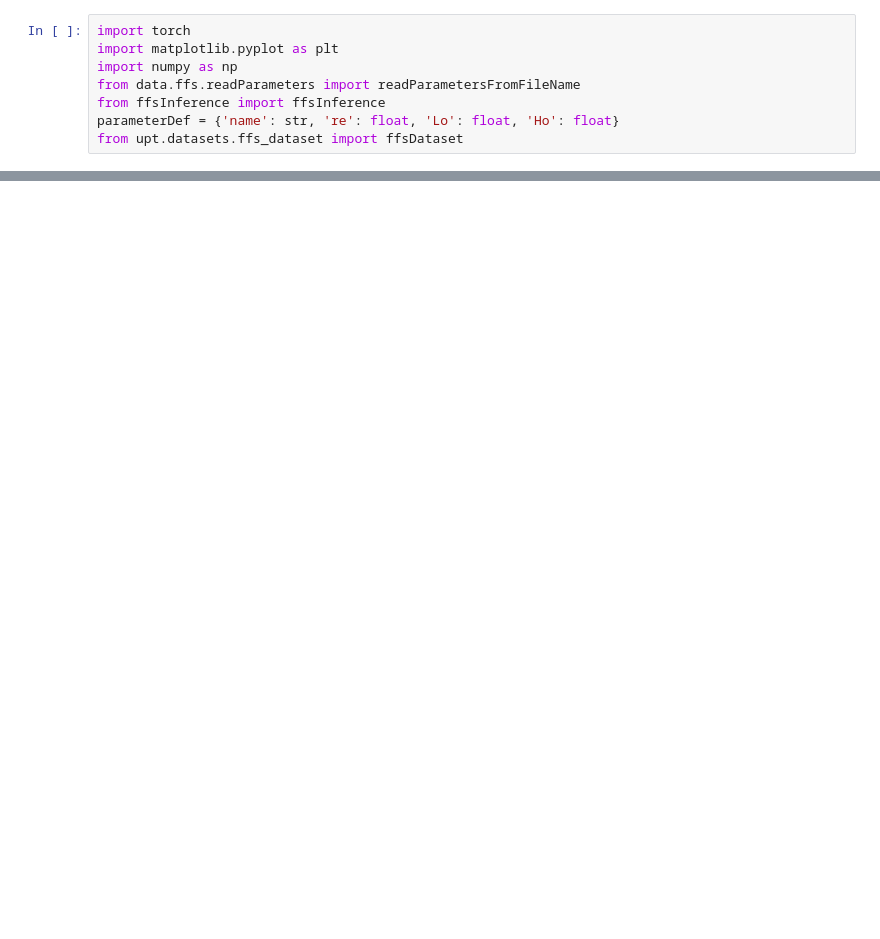
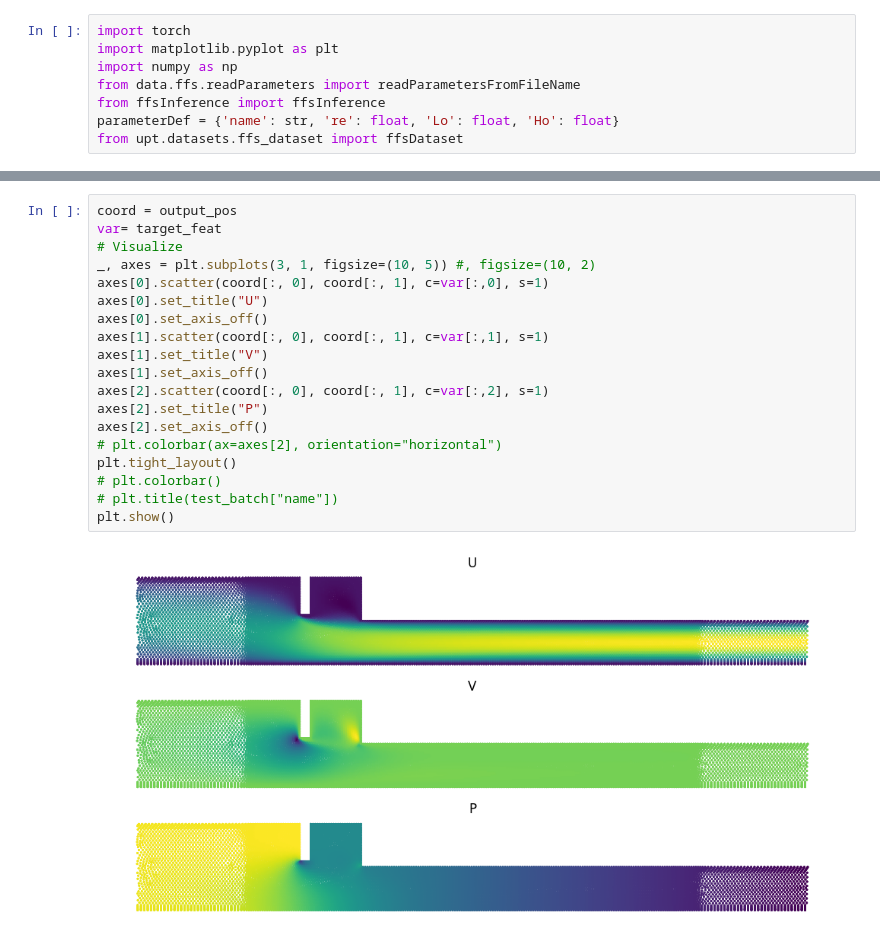
Before and after one commit to battlejacket/upt-tutorial, a Jupyter notebook: data.ipynb, the cells around one changed output, grey strips where cells are left out. Saved outputs shown, nothing was run; the diff lists cells and outputs as text; blank space fills up the shorter version.

```diff
--- a/data.ipynb
+++ b/data.ipynb
@@ -280,0 +88,21 @@ for oldName in sorted(root.iterdir()):
+# %%
+coord = output_pos
+var= target_feat
+# Visualize
+_, axes = plt.subplots(3, 1, figsize=(10, 5)) #, figsize=(10, 2)
+axes[0].scatter(coord[:, 0], coord[:, 1], c=var[:,0], s=1)
+axes[0].set_title("U")
+axes[0].set_axis_off()
+axes[1].scatter(coord[:, 0], coord[:, 1], c=var[:,1], s=1)
+axes[1].set_title("V")
+axes[1].set_axis_off()
+axes[2].scatter(coord[:, 0], coord[:, 1], c=var[:,2], s=1)
+axes[2].set_title("P")
+axes[2].set_axis_off()
+# plt.colorbar(ax=axes[2], orientation="horizontal")
+plt.tight_layout()
+# plt.colorbar()
+# plt.title(test_batch["name"])
+plt.show()
+# %% [output]
+[figure, added]
```
Also changed, not shown: parts of 14 cells of this notebook, 2 other files.
